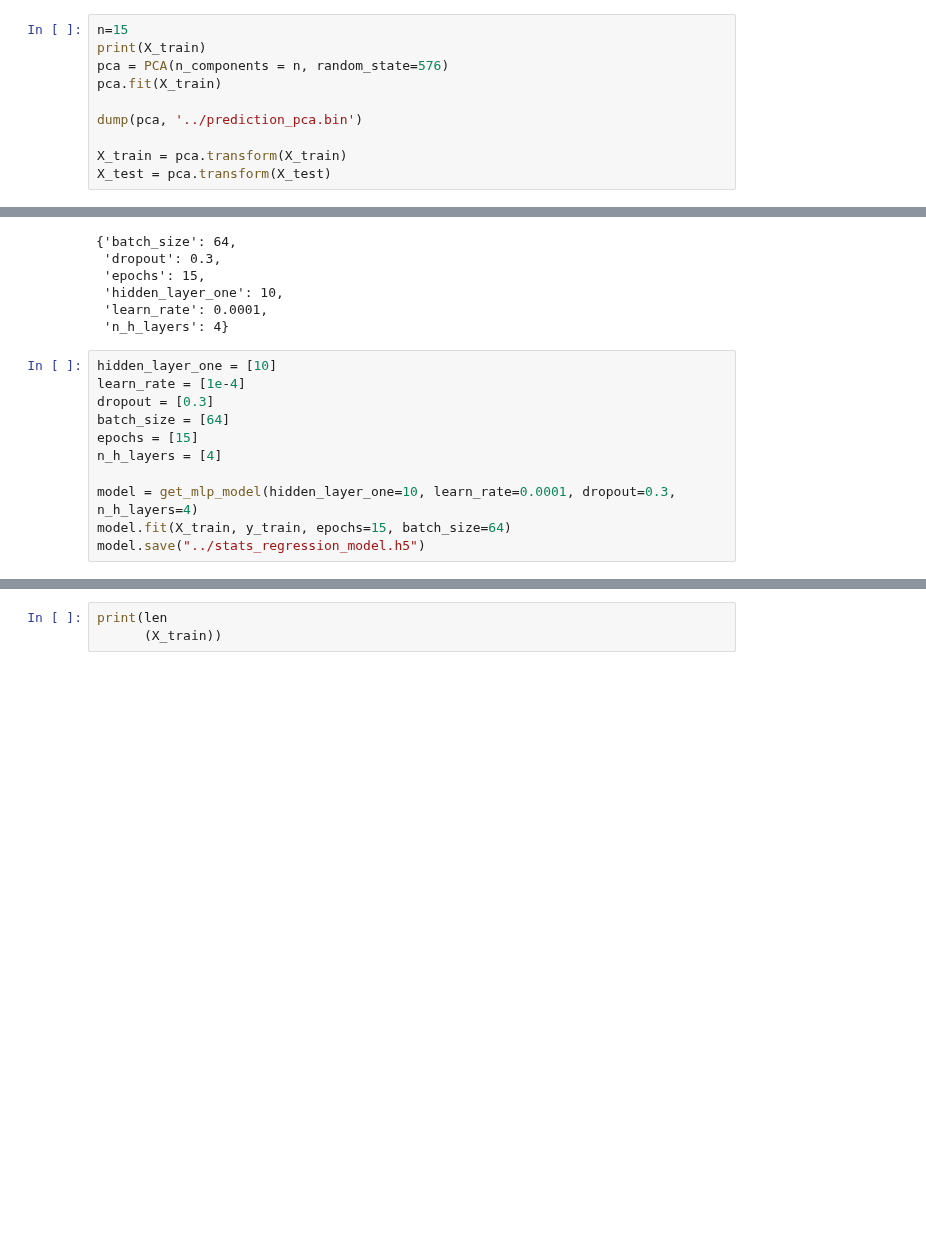
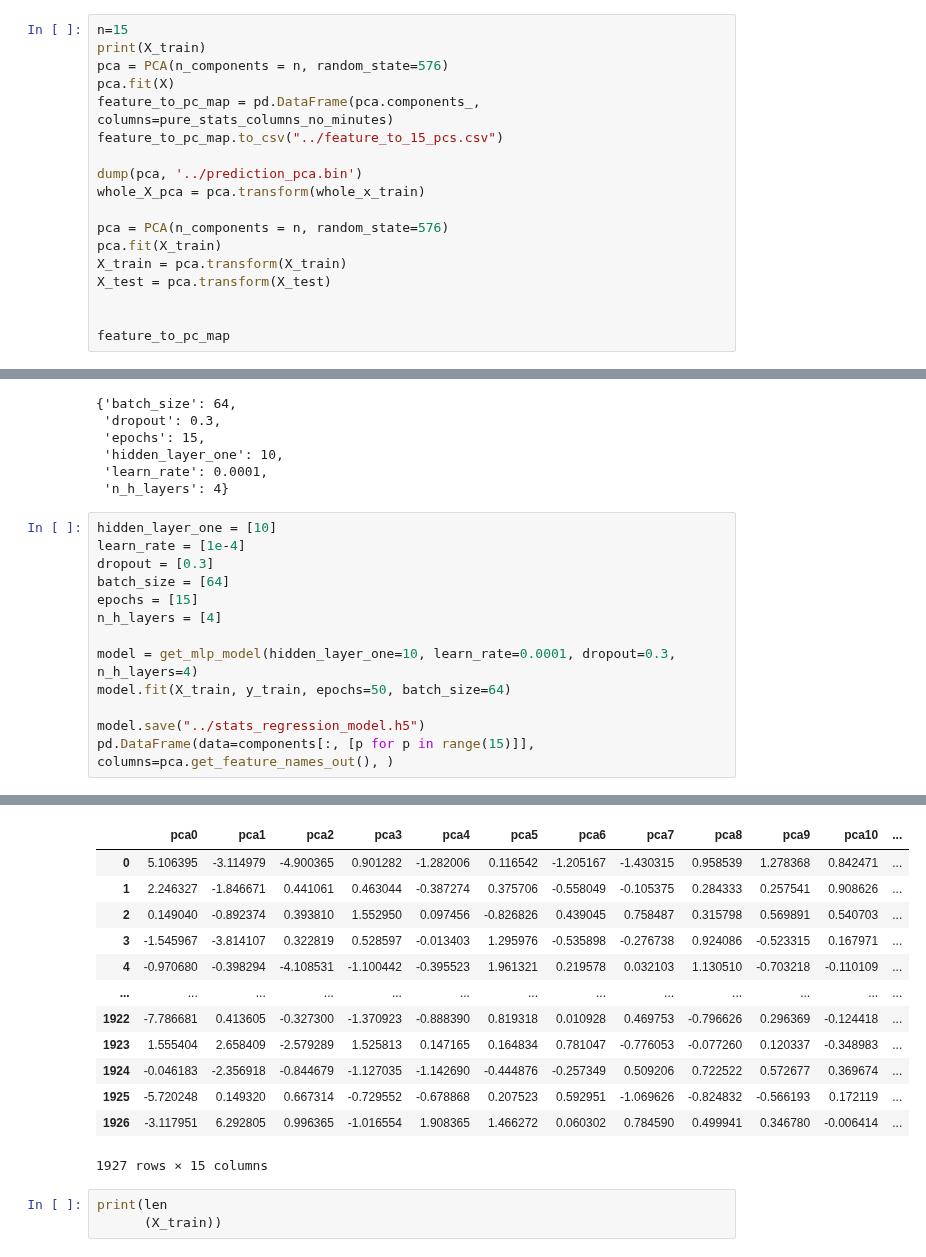
Before and after one commit to DomLaw82/pl_bets, a Jupyter notebook: app/predict/neural_net/building_the_model.ipynb, the cells around one changed output, grey strips where cells are left out. Cells and saved outputs as stored; diff of their text form; blank space fills up the shorter version.

```diff
--- a/app/predict/neural_net/building_the_model.ipynb
+++ b/app/predict/neural_net/building_the_model.ipynb
@@ -423,12 +428,20 @@ X_test = X_scaler.transform(X_test)
 n=15
 print(X_train)
 pca = PCA(n_components = n, random_state=576)
-pca.fit(X_train)
+pca.fit(X)
+feature_to_pc_map = pd.DataFrame(pca.components_, columns=pure_stats_columns_no_minutes)
+feature_to_pc_map.to_csv("../feature_to_15_pcs.csv")
 
 dump(pca, '../prediction_pca.bin')
+whole_X_pca = pca.transform(whole_x_train)
 
+pca = PCA(n_components = n, random_state=576)
+pca.fit(X_train)
 X_train = pca.transform(X_train)
 X_test = pca.transform(X_test)
+
+
+feature_to_pc_map
 # %% [output]
 [[ 0.0031677  -0.66551577 -0.21848639 ...  0.26402707 -0.21099546
    0.84080285]
@@ -754,6 +784,8 @@ epochs = [15]
 n_h_layers = [4]
 
 model = get_mlp_model(hidden_layer_one=10, learn_rate=0.0001, dropout=0.3, n_h_layers=4)
-model.fit(X_train, y_train, epochs=15, batch_size=64)
+model.fit(X_train, y_train, epochs=50, batch_size=64)
+
 model.save("../stats_regression_model.h5")
+pd.DataFrame(data=components[:, [p for p in range(15)]], columns=pca.get_feature_names_out(), )
 # %% [output]
@@ -777,3 +809,16 @@ Epoch 15/15
+|  | pca0 | pca1 | pca2 | pca3 | pca4 | pca5 | pca6 | pca7 | pca8 | pca9 | pca10 | ... |
+| 0 | 5.106395 | -3.114979 | -4.900365 | 0.901282 | -1.282006 | 0.116542 | -1.205167 | -1.430315 | 0.958539 | 1.278368 | 0.842471 | ... |
+| 1 | 2.246327 | -1.846671 | 0.441061 | 0.463044 | -0.387274 | 0.375706 | -0.558049 | -0.105375 | 0.284333 | 0.257541 | 0.908626 | ... |
+| 2 | 0.149040 | -0.892374 | 0.393810 | 1.552950 | 0.097456 | -0.826826 | 0.439045 | 0.758487 | 0.315798 | 0.569891 | 0.540703 | ... |
+| 3 | -1.545967 | -3.814107 | 0.322819 | 0.528597 | -0.013403 | 1.295976 | -0.535898 | -0.276738 | 0.924086 | -0.523315 | 0.167971 | ... |
+| 4 | -0.970680 | -0.398294 | -4.108531 | -1.100442 | -0.395523 | 1.961321 | 0.219578 | 0.032103 | 1.130510 | -0.703218 | -0.110109 | ... |
+| ... | ... | ... | ... | ... | ... | ... | ... | ... | ... | ... | ... | ... |
+| 1922 | -7.786681 | 0.413605 | -0.327300 | -1.370923 | -0.888390 | 0.819318 | 0.010928 | 0.469753 | -0.796626 | 0.296369 | -0.124418 | ... |
+| 1923 | 1.555404 | 2.658409 | -2.579289 | 1.525813 | 0.147165 | 0.164834 | 0.781047 | -0.776053 | -0.077260 | 0.120337 | -0.348983 | ... |
+| 1924 | -0.046183 | -2.356918 | -0.844679 | -1.127035 | -1.142690 | -0.444876 | -0.257349 | 0.509206 | 0.722522 | 0.572677 | 0.369674 | ... |
+| 1925 | -5.720248 | 0.149320 | 0.667314 | -0.729552 | -0.678868 | 0.207523 | 0.592951 | -1.069626 | -0.824832 | -0.566193 | 0.172119 | ... |
+| 1926 | -3.117951 | 6.292805 | 0.996365 | -1.016554 | 1.908365 | 1.466272 | 0.060302 | 0.784590 | 0.499941 | 0.346780 | -0.006414 | ... |
+1927 rows × 15 columns
 # %%
 print(len
 	  (X_train))
```
Also changed, not shown: parts of 17 cells of this notebook, 19 other files.
